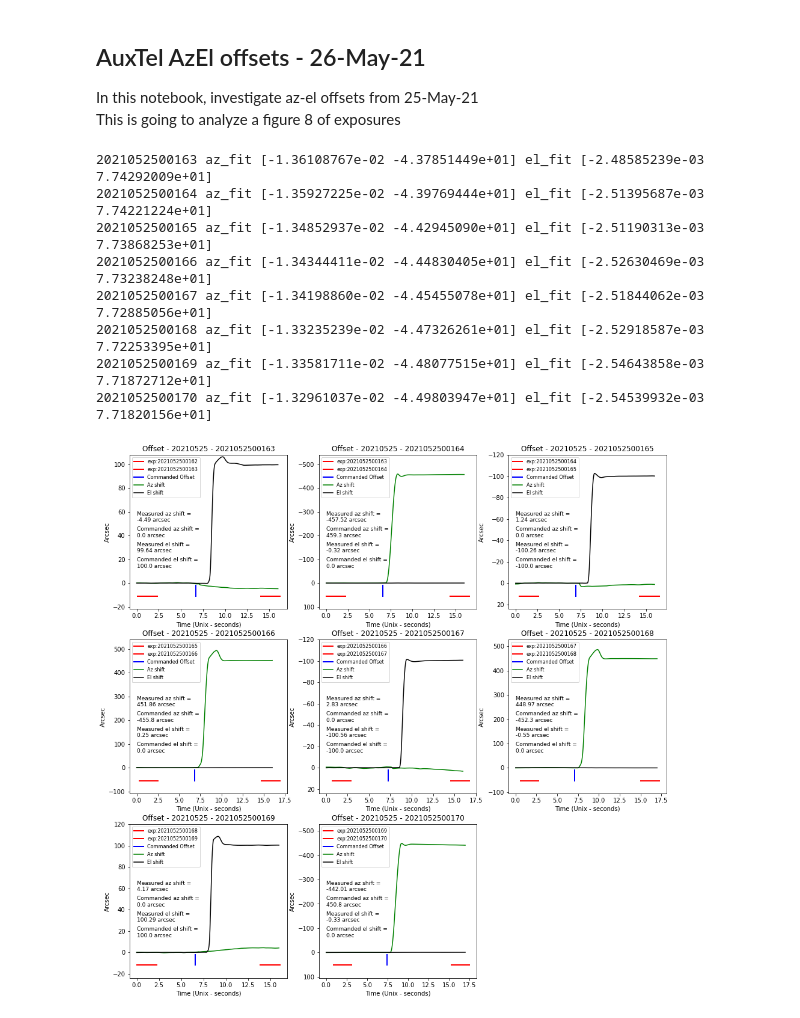
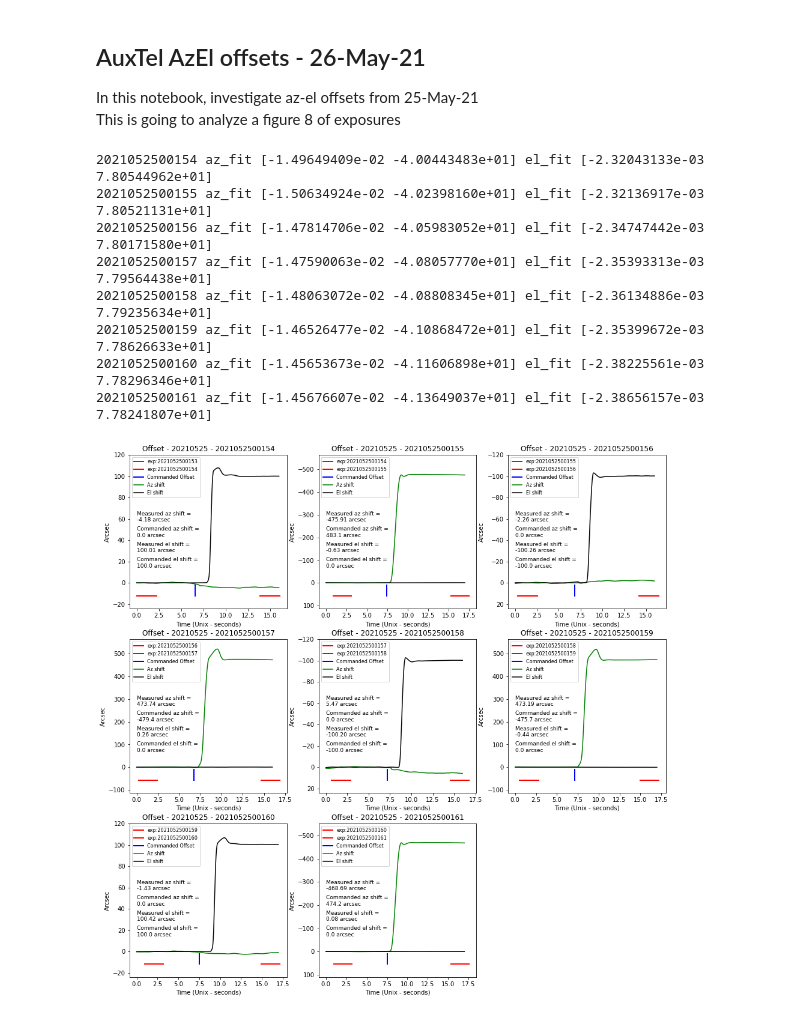
Before and after one commit to craiglagegit/ScratchStuff, a Jupyter notebook: notebooks/AzEl_Offset_Eights_26May21.ipynb, the cells around one changed output. Cells and saved outputs as stored; diff of their text form; code cells hidden in the pictures.

```diff
--- a/notebooks/AzEl_Offset_Eights_26May21.ipynb
+++ b/notebooks/AzEl_Offset_Eights_26May21.ipynb
@@ -24,8 +24,8 @@ from lsst_efd_client import EfdClient
 from lsst.pipe.tasks.characterizeImage import CharacterizeImageTask, CharacterizeImageConfig
 # %%
 # Get EFD client
-client = EfdClient('ldf_stable_efd')
-#client = EfdClient('summit_efd')
+#client = EfdClient('ldf_stable_efd')
+client = EfdClient('summit_efd')
 
 def merge_packed_time_series(packed_dataframe, base_field, stride=1,
                              ref_timestamp_col="cRIO_timestamp", internal_time_scale="tai"):
@@ -94,8 +94,8 @@ butler_g3 = gen3Butler(REPO_DIR, collections="LATISS/raw/all")
 # %%
 # First get all of the tracking data
 
-firstExpId = 2021052500162
-lastExpId = 2021052500170
+firstExpId = 2021052500153
+lastExpId = 2021052500161
 charVisits = {}
 plotCounter = 1
 fig = plt.figure(figsize=(16,16))
@@ -170,42 +170,42 @@ for expId in range(firstExpId, lastExpId+1):
         plt.subplot(3, 3, plotCounter)
         plt.title(f"Offset - {dayObs} - {expId}", fontsize = 12)
         plt.plot([exp1Start.tai.unix-zeroTime, exp1End.tai.unix-zeroTime], [ymin*0.5,ymin*0.5], color='red', lw=2.0, label=f"exp:{expId1}")
         plt.plot([exp2Start.tai.unix-zeroTime, exp2End.tai.unix-zeroTime], [ymin*0.5,ymin*0.5], color='red', lw=2.0, label=f"exp:{expId2}")
         plt.plot([offsetTime.tai.unix-zeroTime,offsetTime.tai.unix-zeroTime], [ymin*0.5, ymin*0.1], color='blue', lw=2.0, label="Commanded Offset")
         plt.plot(times, az_error, color='green', label="Az shift")
         plt.text(times[0], ymid*0.8, f"Measured az shift = \n{az_shift:.2f} arcsec", fontsize=9)
         plt.text(times[0], ymid*0.6, f"Commanded az shift = \n{commandedAzShift:.1f} arcsec", fontsize=9)
         plt.plot(times, el_error, color='black', label="El shift")
         plt.text(times[0], ymid*0.4, f"Measured el shift = \n{el_shift:.2f} arcsec", fontsize=9)
         plt.text(times[0], ymid*0.2, f"Commanded el shift = \n{commandedElShift:.1f} arcsec", fontsize=9)
         plt.ylabel("Arcsec")
         plt.xlabel("Time (Unix - seconds)")
         plt.legend(loc='upper left', fontsize=8)
         plt.ylim(ymin, ymax)
         plotCounter += 1
 
     else:
         commandedAzShift = 0.0
         commandedElShift = 0.0
         az_shift = 0.0
         el_shift = 0.0
     charVisit['commandedAzShift'] = commandedAzShift
     charVisit['commandedElShift'] = commandedElShift
     charVisit['az_shift'] = az_shift
     charVisit['el_shift'] = el_shift
     charVisits[f"{expId}"] = charVisit
 
 plt.savefig(f"/project/cslage/AuxTel/offsets/Offsets_{expId1}_{expId2}_25May21.pdf")
 # %% [output]
-2021052500163 az_fit [-1.36108767e-02 -4.37851449e+01] el_fit [-2.48585239e-03  7.74292009e+01]
-2021052500164 az_fit [-1.35927225e-02 -4.39769444e+01] el_fit [-2.51395687e-03  7.74221224e+01]
-2021052500165 az_fit [-1.34852937e-02 -4.42945090e+01] el_fit [-2.51190313e-03  7.73868253e+01]
-2021052500166 az_fit [-1.34344411e-02 -4.44830405e+01] el_fit [-2.52630469e-03  7.73238248e+01]
-2021052500167 az_fit [-1.34198860e-02 -4.45455078e+01] el_fit [-2.51844062e-03  7.72885056e+01]
-2021052500168 az_fit [-1.33235239e-02 -4.47326261e+01] el_fit [-2.52918587e-03  7.72253395e+01]
-2021052500169 az_fit [-1.33581711e-02 -4.48077515e+01] el_fit [-2.54643858e-03  7.71872712e+01]
-2021052500170 az_fit [-1.32961037e-02 -4.49803947e+01] el_fit [-2.54539932e-03  7.71820156e+01]
+2021052500154 az_fit [-1.49649409e-02 -4.00443483e+01] el_fit [-2.32043133e-03  7.80544962e+01]
+2021052500155 az_fit [-1.50634924e-02 -4.02398160e+01] el_fit [-2.32136917e-03  7.80521131e+01]
+2021052500156 az_fit [-1.47814706e-02 -4.05983052e+01] el_fit [-2.34747442e-03  7.80171580e+01]
+2021052500157 az_fit [-1.47590063e-02 -4.08057770e+01] el_fit [-2.35393313e-03  7.79564438e+01]
+2021052500158 az_fit [-1.48063072e-02 -4.08808345e+01] el_fit [-2.36134886e-03  7.79235634e+01]
+2021052500159 az_fit [-1.46526477e-02 -4.10868472e+01] el_fit [-2.35399672e-03  7.78626633e+01]
+2021052500160 az_fit [-1.45653673e-02 -4.11606898e+01] el_fit [-2.38225561e-03  7.78296346e+01]
+2021052500161 az_fit [-1.45676607e-02 -4.13649037e+01] el_fit [-2.38656157e-03  7.78241807e+01]
-[figure, old version]
+[figure, new version]
 # %%
 # Get the raw quickLook data.  Only Gen2 works for now
 REPO_DIR = '/project/shared/auxTel/rerun/quickLook'
```
Also changed, not shown: parts of 5 cells of this notebook.
